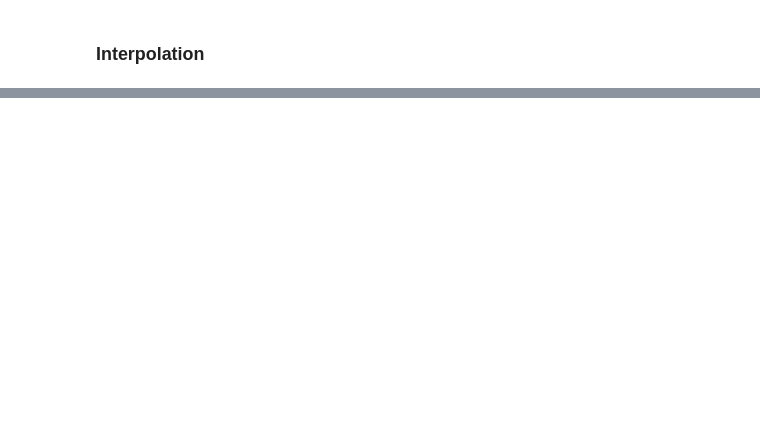
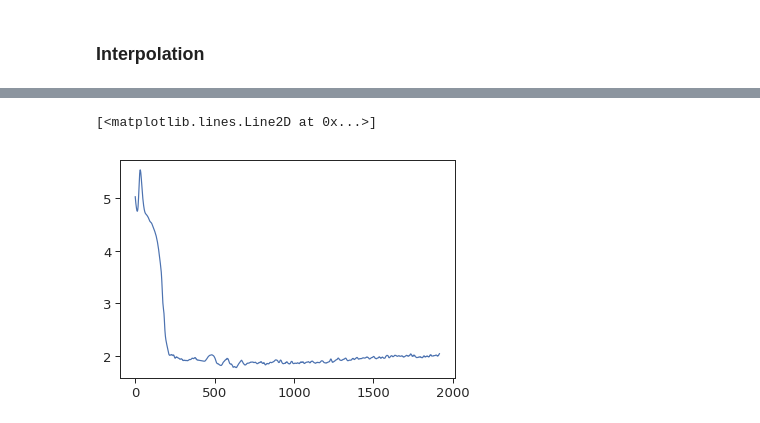
Before and after one commit to lappalainenj/mapsgan, a Jupyter notebook: examples/yy_06_evaluate_saved_hyp.ipynb, the cells around one changed output, grey strips where cells are left out. Cells and saved outputs as stored; diff of their text form; code cells hidden in the pictures; blank space fills up the shorter version.

```diff
--- a/examples/yy_06_evaluate_saved_hyp.ipynb
+++ b/examples/yy_06_evaluate_saved_hyp.ipynb
@@ -108,0 +137,5 @@ for s in [3,25,30,44,65]:
+# %%
+plt.plot(smooth_data(solver.train_loss_history['validation']['fde'], 10))
+# %% [output]
+[<matplotlib.lines.Line2D at 0x...>]
+[figure, added]
```
Also changed, not shown: parts of 23 cells of this notebook, 15 other files.
